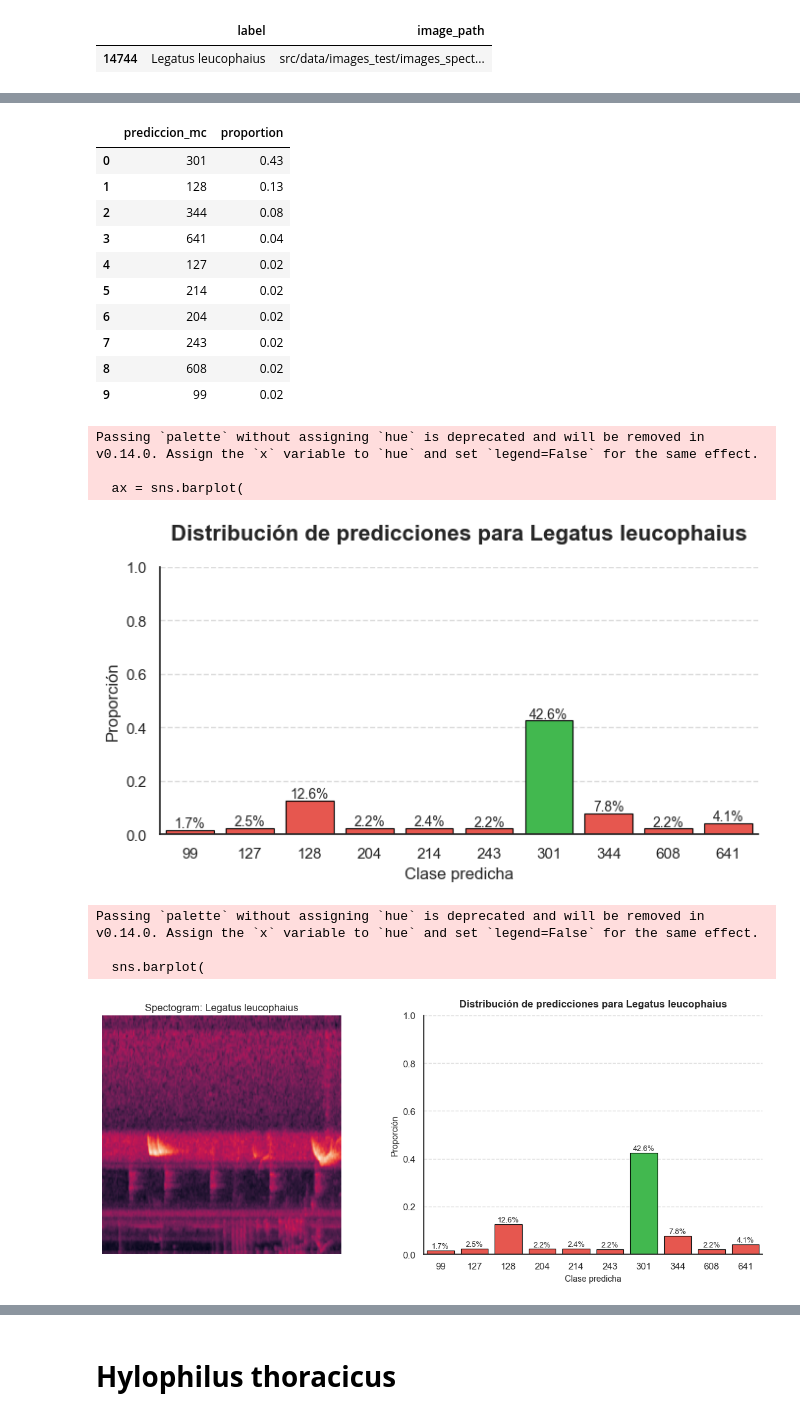
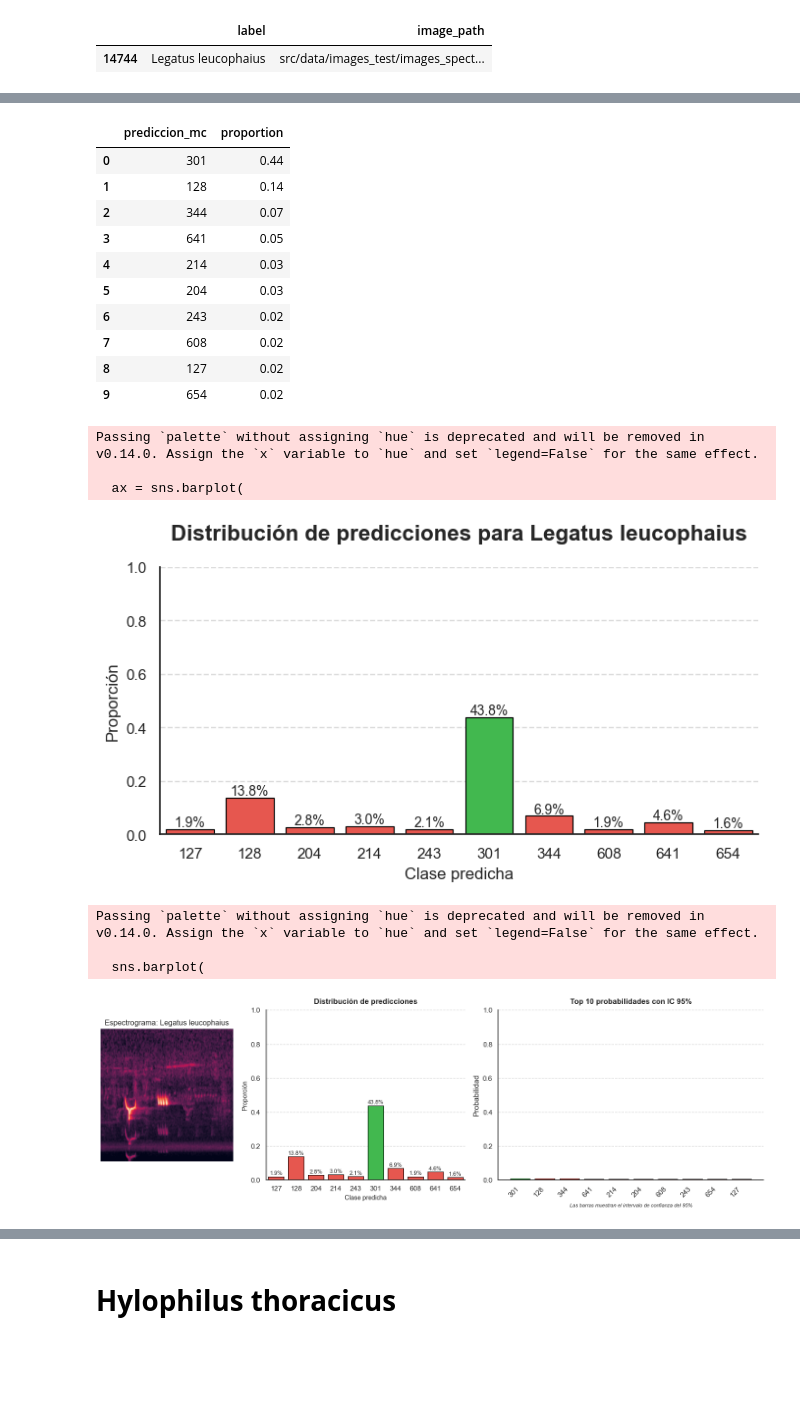
Before and after one commit to camiloacp/The-Evolutionary-Structure-of-Acoustic-Learnability-A-Deep-Learning-Approach-to-Neotropical-Birdsong, a Jupyter notebook: notebooks/11_Incertidumbres.ipynb, the cells around one changed output, grey strips where cells are left out. Saved outputs shown, nothing was run; the diff lists cells and outputs as text; code cells hidden in the pictures; blank space fills up the shorter version.

```diff
--- a/notebooks/11_Incertidumbres.ipynb
+++ b/notebooks/11_Incertidumbres.ipynb
@@ -145,7 +166,7 @@ muestra
 |  | label | image_path |
 | 14744 | Legatus leucophaius | src/data/images_test/images_spect... |
 # %%
-df_final = crear_dataframe_incertidumbre(data, muestra, model, preprocessor)
+df_final, resultados = crear_dataframe_incertidumbre(data, muestra, model, preprocessor)
 df_final.head()
 # %% [output]
 Especie 1 de 1, (Legatus leucophaius)
@@ -164,32 +185,34 @@ Legatus_leucophaius = df_final['prediccion_mc'].\
 Legatus_leucophaius
 # %% [output]
 |  | prediccion_mc | proportion |
-| 0 | 301 | 0.43 |
-| 1 | 128 | 0.13 |
-| 2 | 344 | 0.08 |
-| 3 | 641 | 0.04 |
-| 4 | 127 | 0.02 |
-| 5 | 214 | 0.02 |
-| 6 | 204 | 0.02 |
-| 7 | 243 | 0.02 |
-| 8 | 608 | 0.02 |
-| 9 | 99 | 0.02 |
+| 0 | 301 | 0.44 |
+| 1 | 128 | 0.14 |
+| 2 | 344 | 0.07 |
+| 3 | 641 | 0.05 |
+| 4 | 214 | 0.03 |
+| 5 | 204 | 0.03 |
+| 6 | 243 | 0.02 |
+| 7 | 608 | 0.02 |
+| 8 | 127 | 0.02 |
+| 9 | 654 | 0.02 |
 # %%
 plot_incertidumbres(Legatus_leucophaius, 301, "Legatus leucophaius")
 # %% [output]
 Passing `palette` without assigning `hue` is deprecated and will be removed in v0.14.0. Assign the `x` variable to `hue` and set `legend=False` for the same effect.
 
   ax = sns.barplot(
-[figure, old version]
+[figure, new version]
 # %%
 plot_combinado(
-    ruta_imagen=sp['image_path'].iloc[0],
+    ruta_imagen=sp['image_path'].iloc[1],
     especie_df=Legatus_leucophaius,
     label=301,
-    titulo_especie="Legatus leucophaius"
+    titulo_especie="Legatus leucophaius",
+    predicted_probabilities=resultados["Legatus leucophaius"]["predicted_probabilities"],
+    etiqueta_real=resultados["Legatus leucophaius"]["clase_real"][0]
 )
 # %% [output]
 Passing `palette` without assigning `hue` is deprecated and will be removed in v0.14.0. Assign the `x` variable to `hue` and set `legend=False` for the same effect.
 
   sns.barplot(
-[figure, old version]
+[figure, new version]
```
Also changed, not shown: parts of 23 cells of this notebook.
